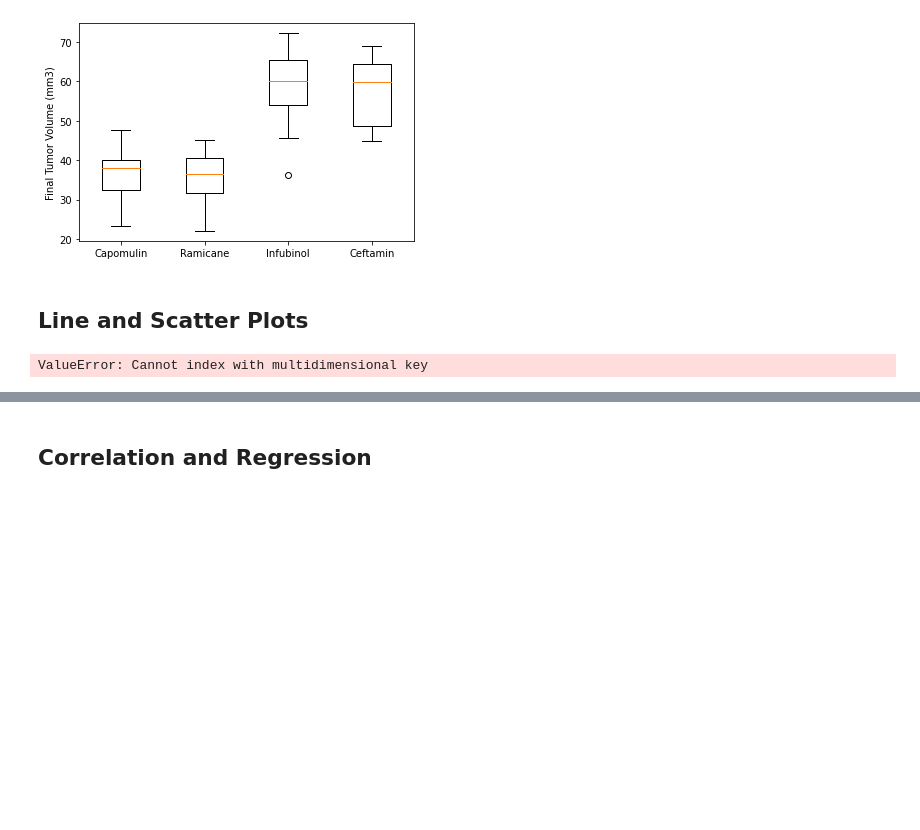
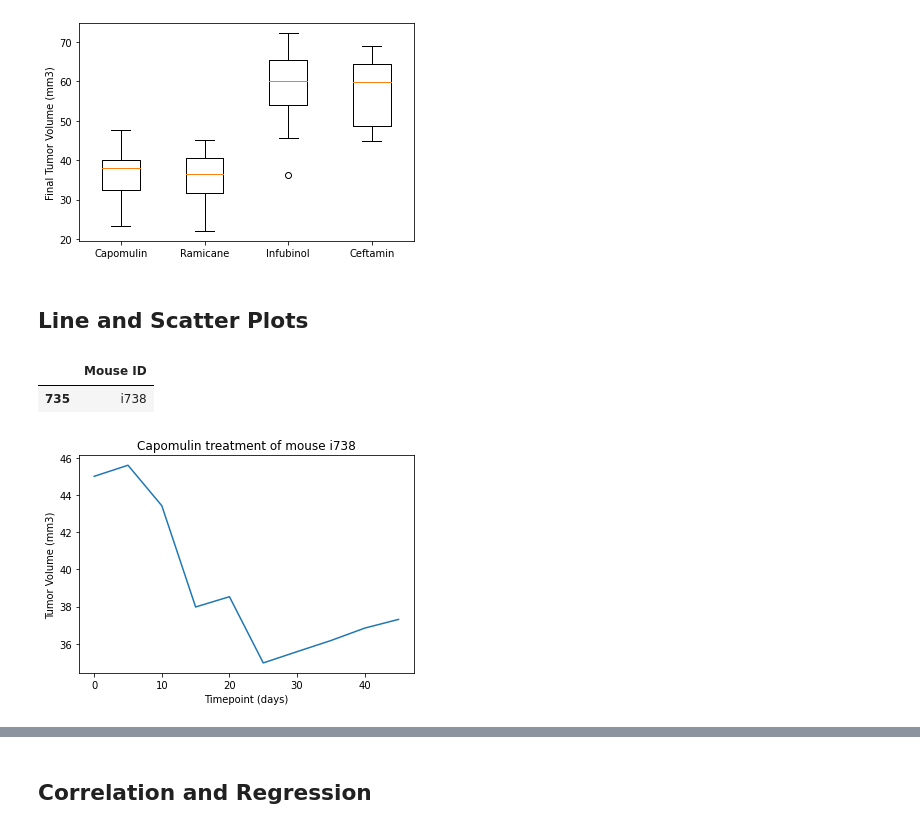
Before and after one commit to MrMrRPG/matplotlib_challenge, a Jupyter notebook: Pymaceuticals/pymaceuticals_starter.ipynb, the cells around one changed output, grey strips where cells are left out. Cells and saved outputs as stored; diff of their text form; code cells hidden in the pictures; blank space fills up the shorter version.

Commit message:
First scatter plot done

```diff
--- a/Pymaceuticals/pymaceuticals_starter.ipynb
+++ b/Pymaceuticals/pymaceuticals_starter.ipynb
@@ -288,20 +288,24 @@ capomulin_only = clean_df.loc[clean_df["Drug Regimen"] =="Capomulin"]
 
 # Randomly select a mouse from capomulin pool
 random_mouse_id = capomulin_only["Mouse ID"].sample(1, random_state=1)
-random_mouse_df = pd.DataFrame(random_mouse)
-# random_mouse_df
-
-# Defining relevent columns
-random_mouse_id = capomulin_only.loc[capomulin_only["Mouse ID"] == random_mouse_df]
-# mouse_time = random_mouse["Timepoint"]
-# mouse_tum_vol = random_mouse["Tumor Volume (mm3)"]
-
-# u364_treatment = plt.plot(mouse_time, mouse_tum_vol)
-# plt.xlabel("Timepoint (days)")
-# plt.ylabel("Tumor Volume (mm3)")
-
-# plt.show()
+random_mouse_df = pd.DataFrame(random_mouse_id)
+random_mouse_df
 # %% [output]
-ValueError: Cannot index with multidimensional key
+|  | Mouse ID |
+| 735 | i738 |
+# %%
+# Mouse i738 selected, defining relevent columns
+random_mouse = capomulin_only.loc[capomulin_only["Mouse ID"] == "i738"]
+mouse_time = random_mouse["Timepoint"]
+mouse_tum_vol = random_mouse["Tumor Volume (mm3)"]
+
+u364_treatment = plt.plot(mouse_time, mouse_tum_vol)
+plt.xlabel("Timepoint (days)")
+plt.ylabel("Tumor Volume (mm3)")
+plt.title(f"Capomulin treatment of mouse i738")
+
+plt.show()
+# %% [output]
+[figure, added]
 # %%
 # Generate a scatter plot of average tumor volume vs. mouse weight for the Capomulin regimen
```
Also changed, not shown: parts of 1 cell of this notebook.
